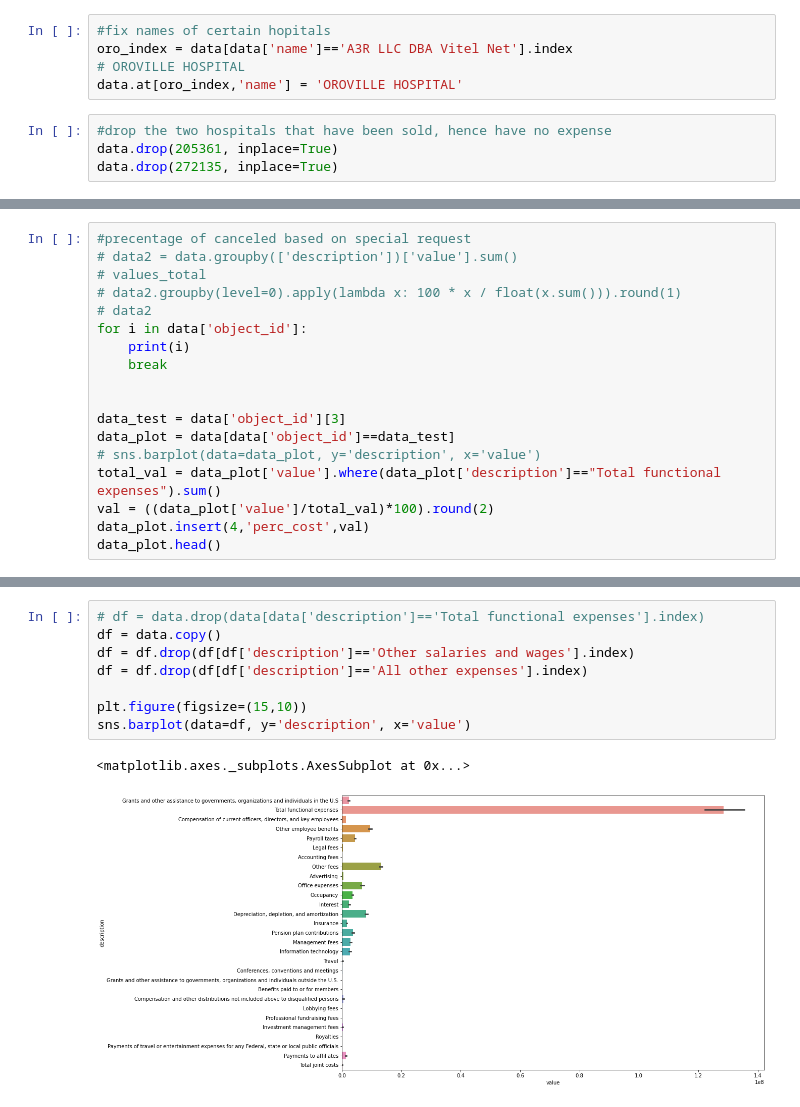
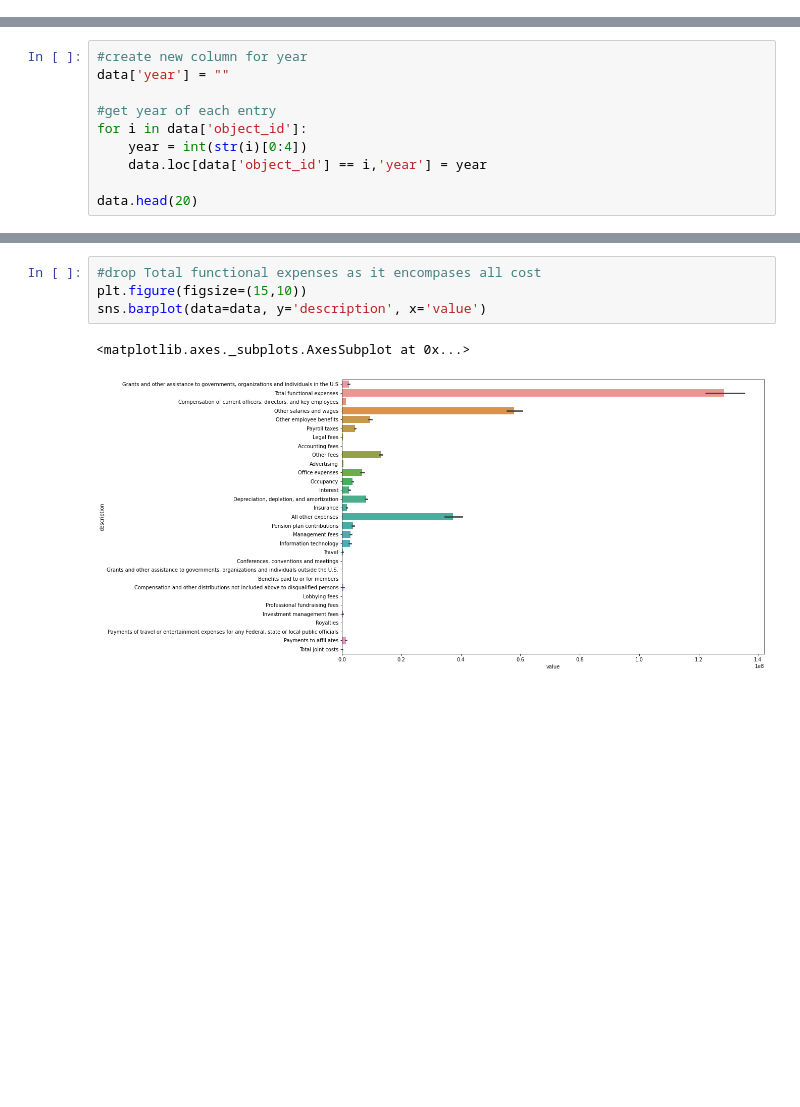
Before and after one commit to Vidhi-H-Patel/990-Project, a Jupyter notebook: Data_analysis.ipynb, the cells around one changed output, grey strips where cells are left out. Cells and saved outputs as stored; diff of their text form; blank space fills up the shorter version.

```diff
--- a/Data_analysis.ipynb
+++ b/Data_analysis.ipynb
@@ -102,9 +31,0 @@ memory usage: 41.3+ MB
-# %%
-#fix names of certain hopitals
-oro_index = data[data['name']=='A3R LLC DBA Vitel Net'].index
-# OROVILLE HOSPITAL
-data.at[oro_index,'name'] = 'OROVILLE HOSPITAL'
-# %%
-#drop the two hospitals that have been sold, hence have no expense
-data.drop(205361, inplace=True)
-data.drop(272135, inplace=True)
@@ -113,18 +31,0 @@ data.drop(272135, inplace=True)
-# %%
-#precentage of canceled based on special request
-# data2 = data.groupby(['description'])['value'].sum()
-# values_total
-# data2.groupby(level=0).apply(lambda x: 100 * x / float(x.sum())).round(1)
-# data2
-for i in data['object_id']:
-    print(i)
-    break
-
-
-data_test = data['object_id'][3]
-data_plot = data[data['object_id']==data_test]
-# sns.barplot(data=data_plot, y='description', x='value')
-total_val = data_plot['value'].where(data_plot['description']=="Total functional expenses").sum()
-val = ((data_plot['value']/total_val)*100).round(2)
-data_plot.insert(4,'perc_cost',val)
-data_plot.head()
@@ -132,0 +32,10 @@ sns.barplot(data=data_plot, y="description", x="perc_cost")
+# %%
+#create new column for year
+data['year'] = ""
+
+#get year of each entry
+for i in data['object_id']:
+    year = int(str(i)[0:4])
+    data.loc[data['object_id'] == i,'year'] = year
+
+data.head(20)
@@ -133,11 +60,7 @@ sns.barplot(data=data_plot, y="description", x="perc_cost")
 # %%
-# df = data.drop(data[data['description']=='Total functional expenses'].index)
-df = data.copy()
-df = df.drop(df[df['description']=='Other salaries and wages'].index)
-df = df.drop(df[df['description']=='All other expenses'].index)
-
+#drop Total functional expenses as it encompases all cost
 plt.figure(figsize=(15,10))
-sns.barplot(data=df, y='description', x='value')
+sns.barplot(data=data, y='description', x='value')
 # %% [output]
 <matplotlib.axes._subplots.AxesSubplot at 0x...>
-[figure, old version]
+[figure, new version]
```
Also changed, not shown: parts of 18 cells of this notebook, 5 other files.
